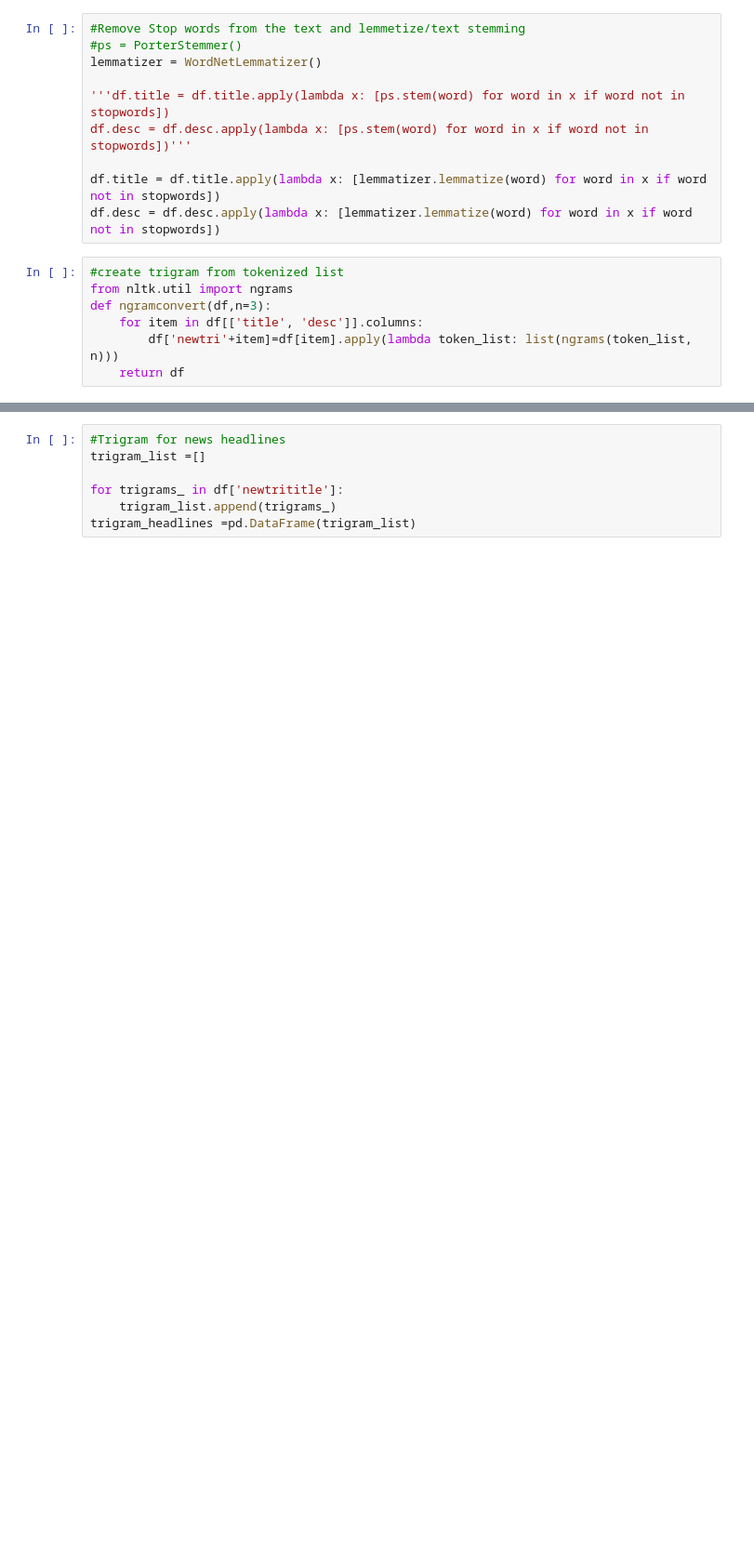
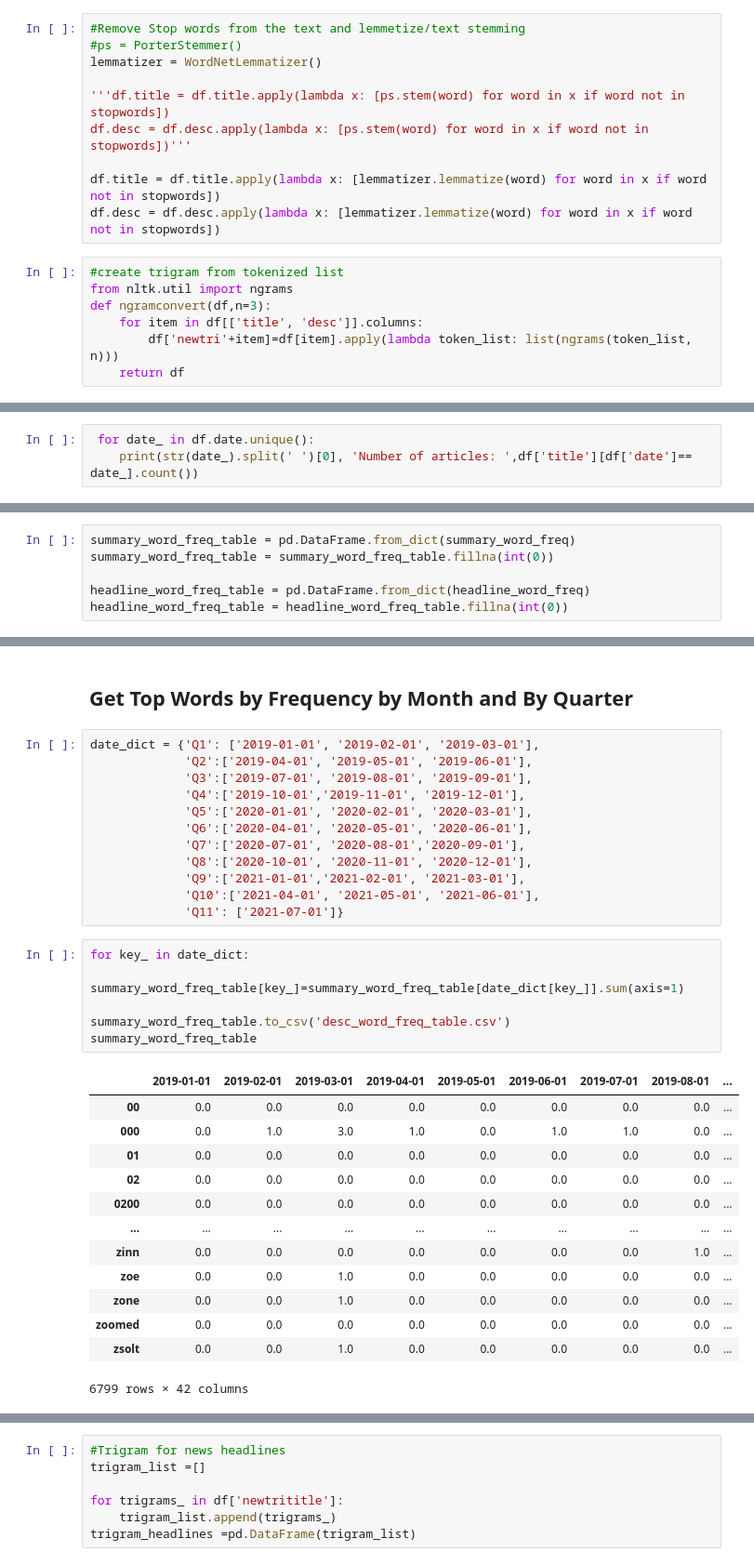
Before and after one commit to DS4A2-Team49/models_csv, a Jupyter notebook: news_explore_clean.ipynb, the cells around one changed output, grey strips where cells are left out. Shown at 93% size. Cells and saved outputs as stored; diff of their text form; blank space fills up the shorter version.

```diff
--- a/news_explore_clean.ipynb
+++ b/news_explore_clean.ipynb
@@ -299,0 +314,3 @@ def ngramconvert(df,n=3):
+# %%
+ for date_ in df.date.unique():
+    print(str(date_).split(' ')[0], 'Number of articles: ',df['title'][df['date']== date_].count())
@@ -371,0 +355,6 @@ last                 118        12.0
+# %%
+summary_word_freq_table = pd.DataFrame.from_dict(summary_word_freq)
+summary_word_freq_table = summary_word_freq_table.fillna(int(0))
+
+headline_word_freq_table = pd.DataFrame.from_dict(headline_word_freq)
+headline_word_freq_table = headline_word_freq_table.fillna(int(0))
@@ -371,0 +372,34 @@ last                 118        12.0
+# %% [markdown]
+## Get Top Words by Frequency by Month and By Quarter
+# %%
+date_dict = {'Q1': ['2019-01-01', '2019-02-01', '2019-03-01'],
+             'Q2':['2019-04-01', '2019-05-01', '2019-06-01'],
+             'Q3':['2019-07-01', '2019-08-01', '2019-09-01'],
+             'Q4':['2019-10-01','2019-11-01', '2019-12-01'],
+             'Q5':['2020-01-01', '2020-02-01', '2020-03-01'],
+             'Q6':['2020-04-01', '2020-05-01', '2020-06-01'],
+             'Q7':['2020-07-01', '2020-08-01','2020-09-01'],
+             'Q8':['2020-10-01', '2020-11-01', '2020-12-01'],
+             'Q9':['2021-01-01','2021-02-01', '2021-03-01'],
+             'Q10':['2021-04-01', '2021-05-01', '2021-06-01'],
+             'Q11': ['2021-07-01']}
+# %%
+for key_ in date_dict:
+    summary_word_freq_table[key_]=summary_word_freq_table[date_dict[key_]].sum(axis=1)
+
+summary_word_freq_table.to_csv('desc_word_freq_table.csv')
+summary_word_freq_table
+# %% [output]
+|  | 2019-01-01 | 2019-02-01 | 2019-03-01 | 2019-04-01 | 2019-05-01 | 2019-06-01 | 2019-07-01 | 2019-08-01 | ... |
+| 00 | 0.0 | 0.0 | 0.0 | 0.0 | 0.0 | 0.0 | 0.0 | 0.0 | ... |
+| 000 | 0.0 | 1.0 | 3.0 | 1.0 | 0.0 | 1.0 | 1.0 | 0.0 | ... |
+| 01 | 0.0 | 0.0 | 0.0 | 0.0 | 0.0 | 0.0 | 0.0 | 0.0 | ... |
+| 02 | 0.0 | 0.0 | 0.0 | 0.0 | 0.0 | 0.0 | 0.0 | 0.0 | ... |
+| 0200 | 0.0 | 0.0 | 0.0 | 0.0 | 0.0 | 0.0 | 0.0 | 0.0 | ... |
+| ... | ... | ... | ... | ... | ... | ... | ... | ... | ... |
+| zinn | 0.0 | 0.0 | 0.0 | 0.0 | 0.0 | 0.0 | 0.0 | 1.0 | ... |
+| zoe | 0.0 | 0.0 | 1.0 | 0.0 | 0.0 | 0.0 | 0.0 | 0.0 | ... |
+| zone | 0.0 | 0.0 | 1.0 | 0.0 | 0.0 | 0.0 | 0.0 | 0.0 | ... |
+| zoomed | 0.0 | 0.0 | 0.0 | 0.0 | 0.0 | 0.0 | 0.0 | 0.0 | ... |
+| zsolt | 0.0 | 0.0 | 1.0 | 0.0 | 0.0 | 0.0 | 0.0 | 0.0 | ... |
+6799 rows × 42 columns
```
Also changed, not shown: parts of 47 cells of this notebook, 1 other file.
